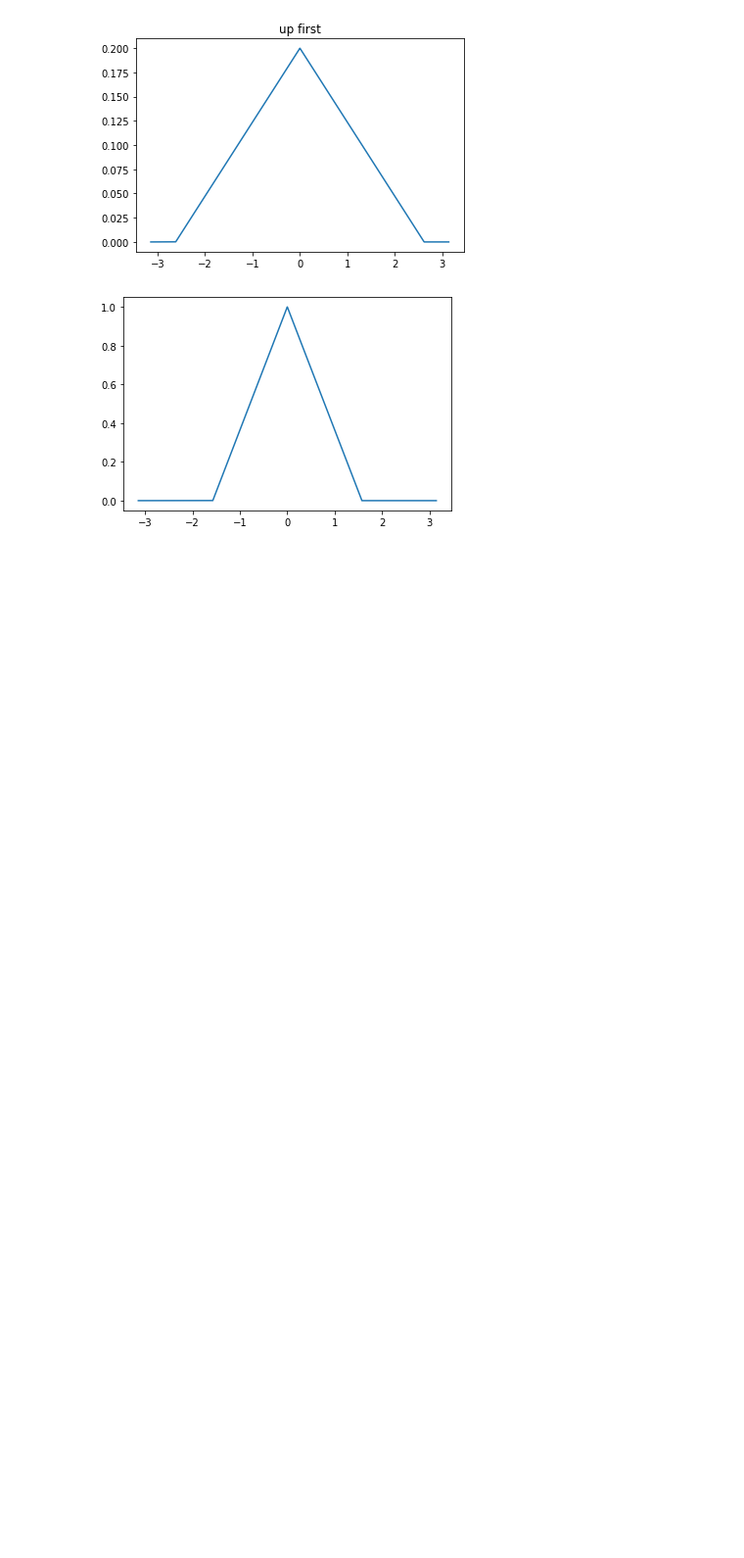
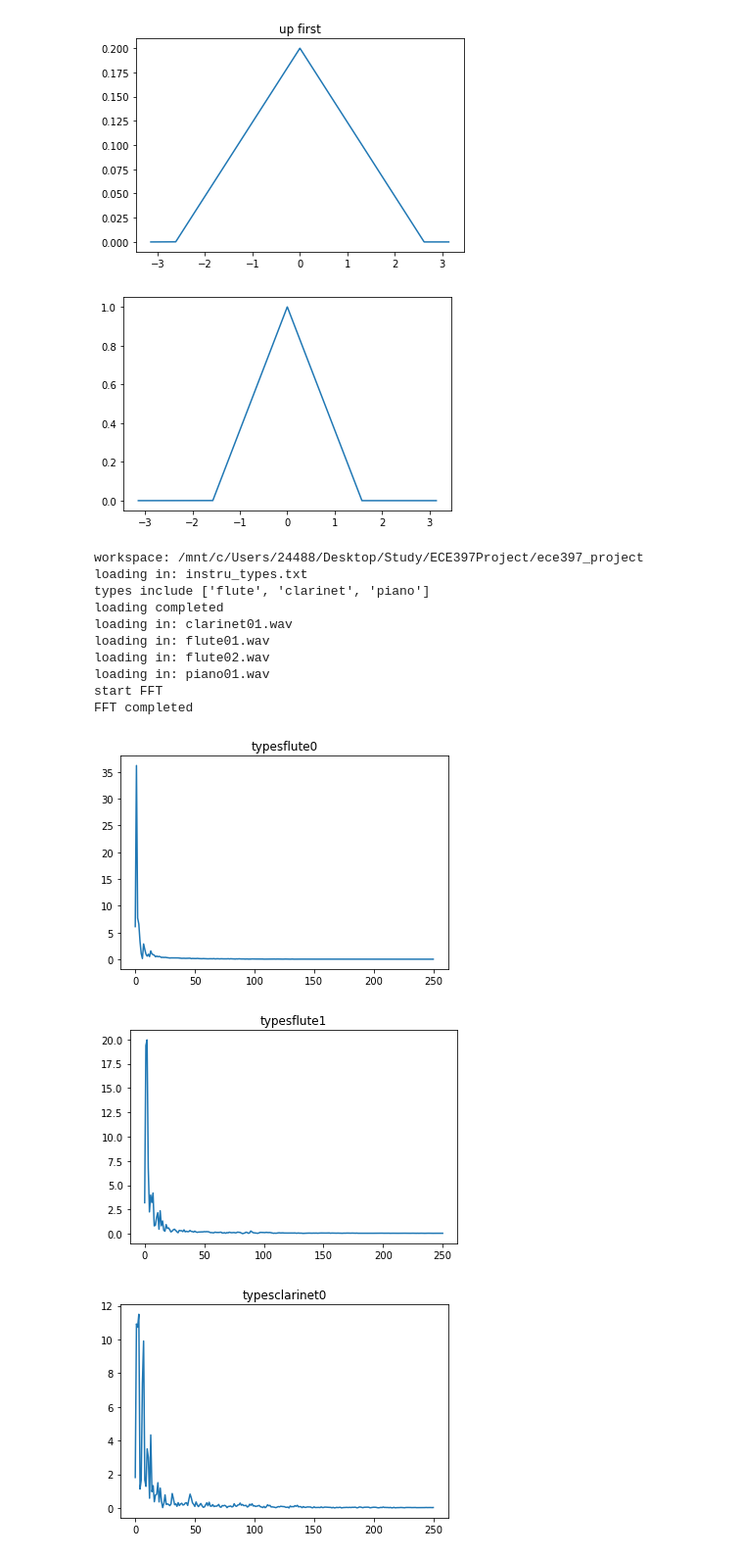
Before and after one commit to ruohuali/ECE397, a Jupyter notebook: setup_train.ipynb, the cells around one changed output. Shown at 98% size. Drawn from its saved outputs; the diff is of its cells as text; code cells hidden in the pictures; blank space fills up the shorter version.

Commit message:
input_setup

```diff
--- a/setup_train.ipynb
+++ b/setup_train.ipynb
@@ -228,6 +228,23 @@ plt.plot(exp_sig)
 plt.figure()
 plt.title("res")
 plt.plot(res_sig)
+# %%
+'''
+Function: normalize the input list
+@param arr: input list
+@return arr: output list
+'''
+def normalize(arr):
+    #get the summation of all elements
+    sum = 0
+    for i in range(len(arr)):
+        sum = sum + arr[i]
+
+    #iteratively normalize
+    #make whole arr sum to 100
+    for i in range(len(arr)):
+        arr[i] = arr[i]/sum * 100
+    return arr
 # %%
 '''
 Function: get steady state a time-domain signal
@@ -296,35 +313,54 @@ for file in snds_path:
                 snds = all_snds[i]
                 snds.append(audio)
                 all_fs.append(fs)
 
 
 #get the steady-states of snds
 for i in range(0,len(all_snds)):
     for j in range(0, len(all_snds[i])):
         all_snds[i][j] = getSteadyState(all_snds[i][j])
         all_snds[i][j] = np.asarray(all_snds[i][j])
 all_fs = np.asarray(all_fs)
 
 
 #FFT
 print("start FFT")
 #initialize the 2-D array
 all_FFTs = [[[]for i in range(len(all_snds[j]))] for j in range(len(types))]
 
 for i in range(len(types)):
     for j in range(len(all_snds[i])):
         audio = all_snds[i][j]
         AUD = np.fft.rfft(audio,500)
         AUD = np.absolute(AUD)
+        AUD = normalize(AUD)
         all_FFTs[i][j] = AUD
 
         plt.figure()
         plt.plot(all_FFTs[i][j])
-        plt.title("types" + types[i])
+        plt.title("types" + types[i] + str(j))
 
 print("FFT completed")
 
-#initialize the training set
-#first classify the FFTs
-# for file in snds_path:
-#     for
+
+#flatten the array for next step(preferably not)
+labels = []
+all_FFTs_flat = []
+for i in range(len(types)):
+    for j in range(len(all_FFTs[i])):
+        all_FFTs_flat.append(all_FFTs[i][j])
+        labels.append(types[i])
+# %% [output]
+workspace: /mnt/c/Users/24488/Desktop/Study/ECE397Project/ece397_project
+loading in: instru_types.txt
+types include ['flute', 'clarinet', 'piano']
+loading completed
+loading in: clarinet01.wav
+loading in: flute01.wav
+loading in: flute02.wav
+loading in: piano01.wav
+start FFT
+FFT completed
+[figure, added]
+[figure, added]
+[figure, added]
```
Also changed, not shown: parts of 2 cells of this notebook.
